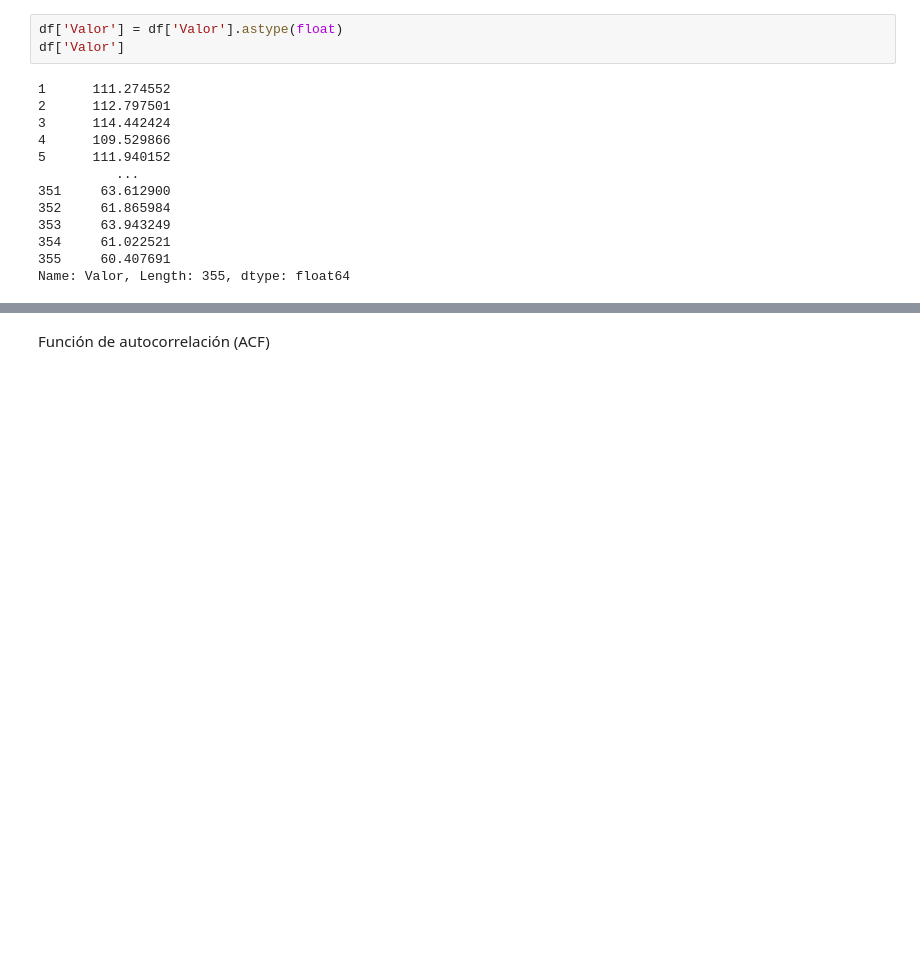
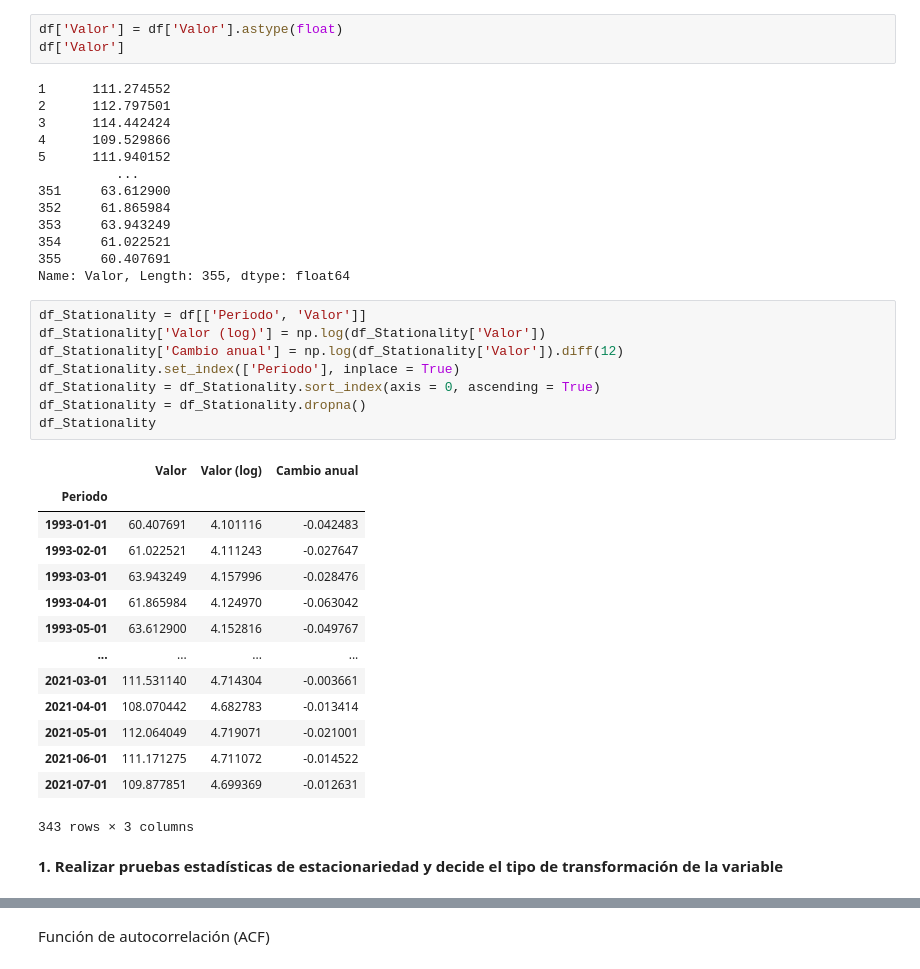
Before and after one commit to alexlohe25/IA_II, a Jupyter notebook: mod_5/arima-sarima.ipynb, the cells around one changed output, grey strips where cells are left out. Cells and saved outputs as stored; diff of their text form; blank space fills up the shorter version.

```diff
--- a/mod_5/arima-sarima.ipynb
+++ b/mod_5/arima-sarima.ipynb
@@ -57,3 +60,29 @@ df['Valor']
 354     61.022521
 355     60.407691
 Name: Valor, Length: 355, dtype: float64
+# %%
+df_Stationality = df[['Periodo', 'Valor']]
+df_Stationality['Valor (log)'] = np.log(df_Stationality['Valor'])
+df_Stationality['Cambio anual'] = np.log(df_Stationality['Valor']).diff(12)
+df_Stationality.set_index(['Periodo'], inplace = True)
+df_Stationality = df_Stationality.sort_index(axis = 0, ascending = True)
+df_Stationality = df_Stationality.dropna()
+df_Stationality
+# %% [output]
+|  | Valor | Valor (log) | Cambio anual |
+| Periodo |  |  |  |
+| 1993-01-01 | 60.407691 | 4.101116 | -0.042483 |
+| 1993-02-01 | 61.022521 | 4.111243 | -0.027647 |
+| 1993-03-01 | 63.943249 | 4.157996 | -0.028476 |
+| 1993-04-01 | 61.865984 | 4.124970 | -0.063042 |
+| 1993-05-01 | 63.612900 | 4.152816 | -0.049767 |
+| ... | ... | ... | ... |
+| 2021-03-01 | 111.531140 | 4.714304 | -0.003661 |
+| 2021-04-01 | 108.070442 | 4.682783 | -0.013414 |
+| 2021-05-01 | 112.064049 | 4.719071 | -0.021001 |
+| 2021-06-01 | 111.171275 | 4.711072 | -0.014522 |
+| 2021-07-01 | 109.877851 | 4.699369 | -0.012631 |
+343 rows × 3 columns
+# %% [markdown]
+
+**1. Realizar pruebas estadísticas de estacionariedad y decide el tipo de transformación de la variable**
```
Also changed, not shown: parts of 25 cells of this notebook.
